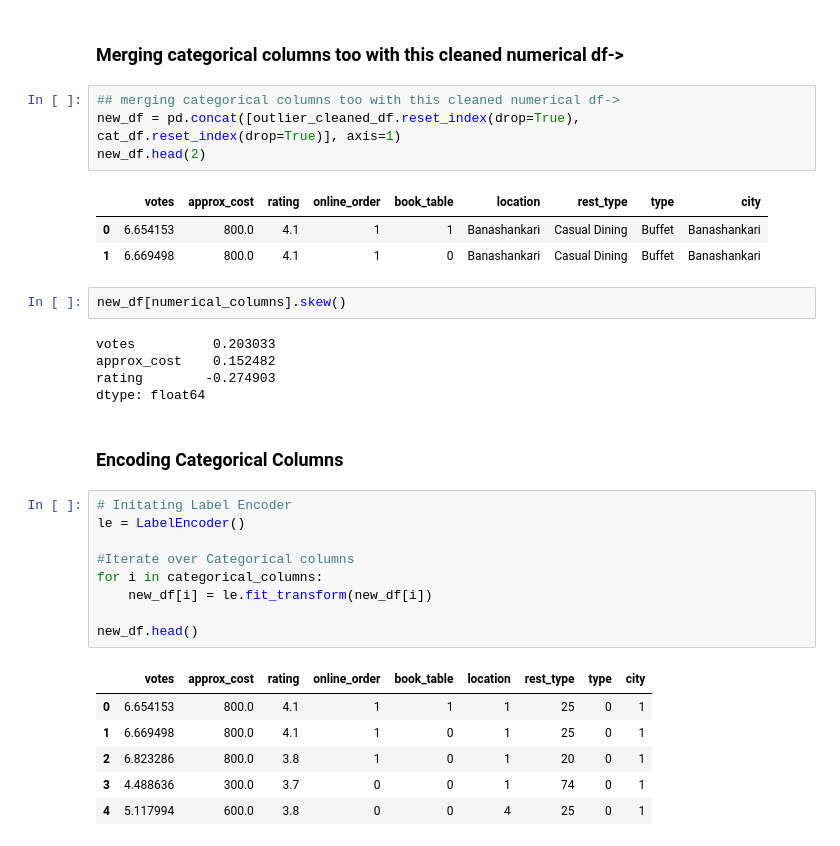
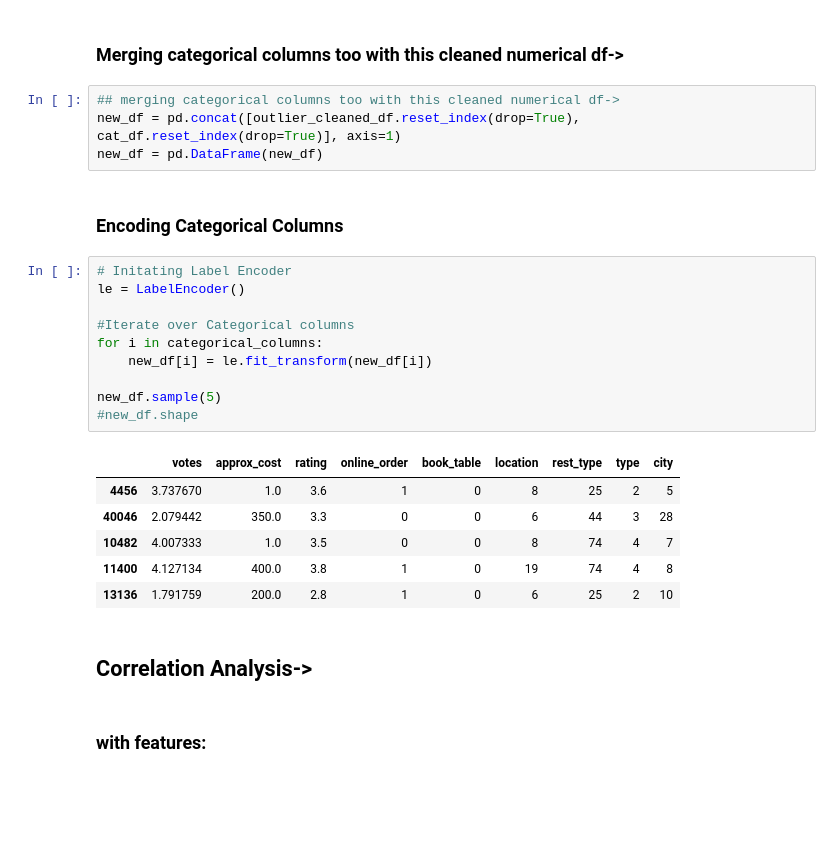
Before and after one commit to bhavbooks/Zomato-Restaurants-Rating-Prediction-, a Jupyter notebook: src/preprocessing.ipynb, the cells around one changed output. Cells and saved outputs as stored; diff of their text form; blank space fills up the shorter version.

```diff
--- a/src/preprocessing.ipynb
+++ b/src/preprocessing.ipynb
@@ -551,33 +552,27 @@ outlier_cleaned_df.head(2)
 # %%
 ## merging categorical columns too with this cleaned numerical df->
 new_df = pd.concat([outlier_cleaned_df.reset_index(drop=True), cat_df.reset_index(drop=True)], axis=1)
-new_df.head(2)
+new_df = pd.DataFrame(new_df)
-# %% [output]
-|  | votes | approx_cost | rating | online_order | book_table | location | rest_type | type | city |
-| 0 | 6.654153 | 800.0 | 4.1 | 1 | 1 | Banashankari | Casual Dining | Buffet | Banashankari |
-| 1 | 6.669498 | 800.0 | 4.1 | 1 | 0 | Banashankari | Casual Dining | Buffet | Banashankari |
-# %%
-new_df[numerical_columns].skew()
-# %% [output]
-votes          0.203033
-approx_cost    0.152482
-rating        -0.274903
-dtype: float64
 # %% [markdown]
 ### Encoding Categorical Columns
 # %%
 # Initating Label Encoder
 le = LabelEncoder()
 
 #Iterate over Categorical columns
 for i in categorical_columns:
     new_df[i] = le.fit_transform(new_df[i])
 
-new_df.head()
+new_df.sample(5)
+#new_df.shape
 # %% [output]
 |  | votes | approx_cost | rating | online_order | book_table | location | rest_type | type | city |
-| 0 | 6.654153 | 800.0 | 4.1 | 1 | 1 | 1 | 25 | 0 | 1 |
-| 1 | 6.669498 | 800.0 | 4.1 | 1 | 0 | 1 | 25 | 0 | 1 |
-| 2 | 6.823286 | 800.0 | 3.8 | 1 | 0 | 1 | 20 | 0 | 1 |
-| 3 | 4.488636 | 300.0 | 3.7 | 0 | 0 | 1 | 74 | 0 | 1 |
-| 4 | 5.117994 | 600.0 | 3.8 | 0 | 0 | 4 | 25 | 0 | 1 |
+| 4456 | 3.737670 | 1.0 | 3.6 | 1 | 0 | 8 | 25 | 2 | 5 |
+| 40046 | 2.079442 | 350.0 | 3.3 | 0 | 0 | 6 | 44 | 3 | 28 |
+| 10482 | 4.007333 | 1.0 | 3.5 | 0 | 0 | 8 | 74 | 4 | 7 |
+| 11400 | 4.127134 | 400.0 | 3.8 | 1 | 0 | 19 | 74 | 4 | 8 |
+| 13136 | 1.791759 | 200.0 | 2.8 | 1 | 0 | 6 | 25 | 2 | 10 |
+# %% [markdown]
+## Correlation Analysis->
+# %% [markdown]
+### with features:
```
Also changed, not shown: parts of 31 cells of this notebook, 32 other files.
